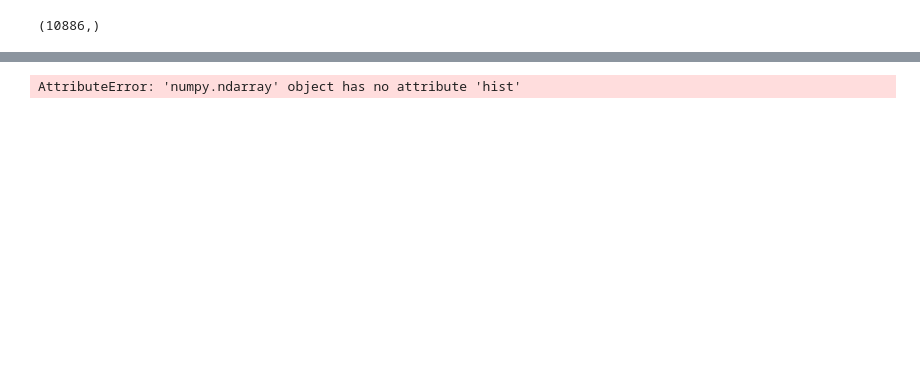
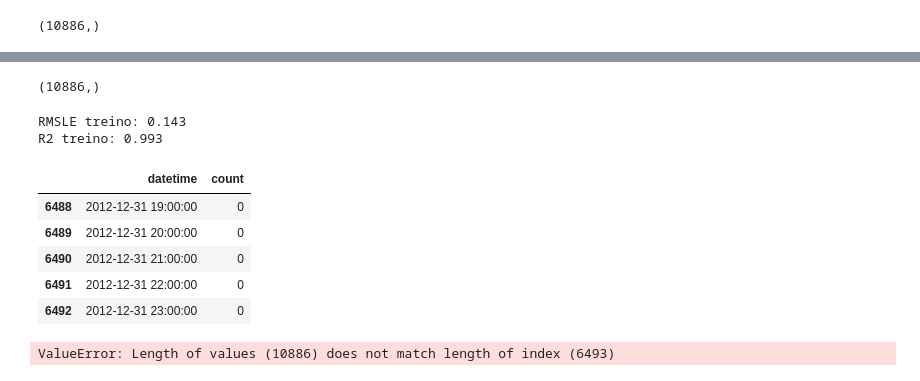
Before and after one commit to Tonny-Francis/Python, a Jupyter notebook: Trabalhos/Machine-Learning/Cópia-vini.ipynb, the cells around one changed output, grey strips where cells are left out. Cells and saved outputs as stored; diff of their text form; code cells hidden in the pictures; blank space fills up the shorter version.

```diff
--- a/Trabalhos/Machine-Learning/Cópia-vini.ipynb
+++ b/Trabalhos/Machine-Learning/Cópia-vini.ipynb
@@ -201,4 +173,0 @@ AttributeError: 'RandomForestRegressor' object has no attribute 'mean'
-# %%
-resultados.hist()
-# %% [output]
-AttributeError: 'numpy.ndarray' object has no attribute 'hist'
@@ -204,0 +183,28 @@ AttributeError: 'numpy.ndarray' object has no attribute 'hist'
+# %%
+y_treino_pred.shape
+# %% [output]
+(10886,)
+# %%
+from sklearn.metrics import mean_squared_error, r2_score
+#Root_Mean_Square_Log_Error(RMSE) is accuracy criteria for this problem
+print('RMSLE treino: %.3f' % np.sqrt(mean_squared_error(np.log(y + 1), np.log(y_treino_pred + 1))))
+
+print('R2 treino: %.3f' % r2_score(y, y_treino_pred))
+# %% [output]
+RMSLE treino: 0.143
+R2 treino: 0.993
+# %%
+ss = pd.read_csv('sampleSubmission.csv')
+ss.tail()
+# %% [output]
+|  | datetime | count |
+| 6488 | 2012-12-31 19:00:00 | 0 |
+| 6489 | 2012-12-31 20:00:00 | 0 |
+| 6490 | 2012-12-31 21:00:00 | 0 |
+| 6491 | 2012-12-31 22:00:00 | 0 |
+| 6492 | 2012-12-31 23:00:00 | 0 |
+# %%
+ss['count'] = y_treino_pred
+ss.head()
+# %% [output]
+ValueError: Length of values (10886) does not match length of index (6493)
```
Also changed, not shown: parts of 19 cells of this notebook.
